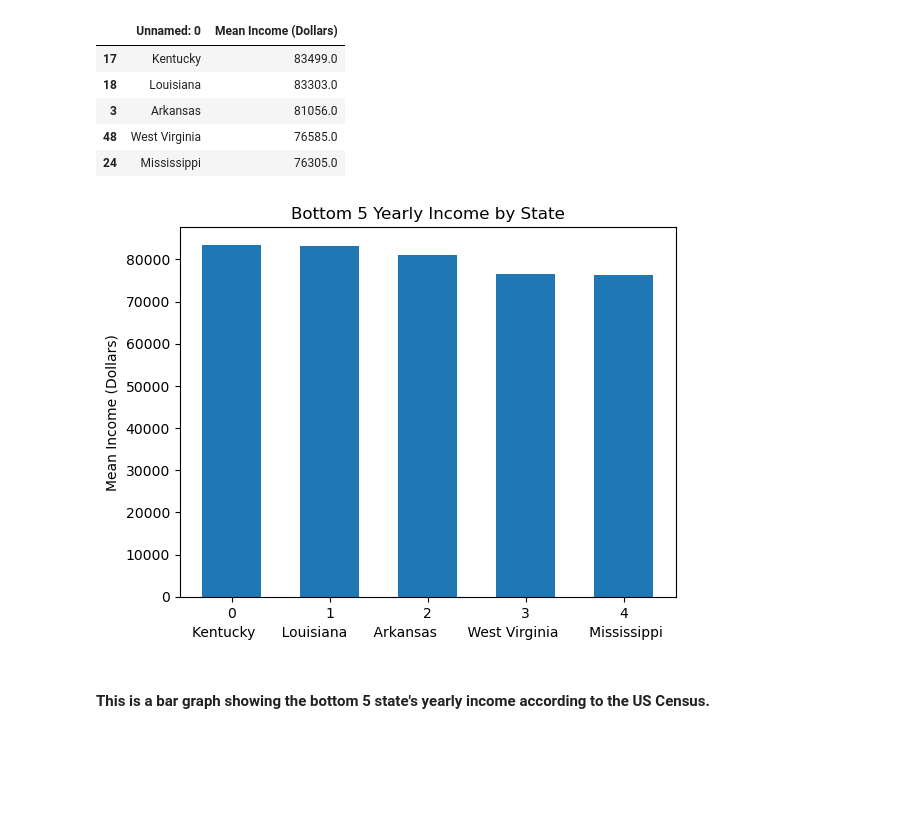
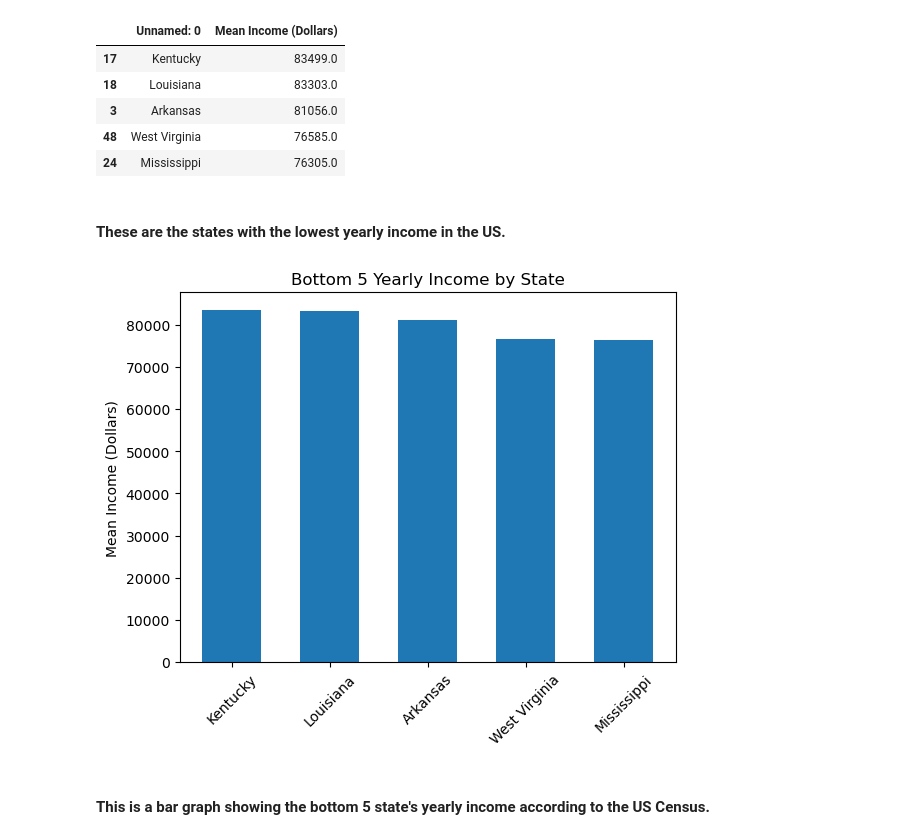
Before and after one commit to jarthu16/Data-in-EMAT, a Jupyter notebook: FINAL-PROJECT.ipynb, the cells around one changed output. Saved outputs shown, nothing was run; the diff lists cells and outputs as text; code cells hidden in the pictures; blank space fills up the shorter version.

```diff
--- a/FINAL-PROJECT.ipynb
+++ b/FINAL-PROJECT.ipynb
@@ -180,18 +187,20 @@ bottom_5_income
 | 3 | Arkansas | 81056.0 |
 | 48 | West Virginia | 76585.0 |
 | 24 | Mississippi | 76305.0 |
+# %% [markdown]
+#### These are the states with the lowest yearly income in the US.
 # %%
 fig2, ax1 = plt.subplots()
 
 x_positions = np.arange(len(bottom_5_income))
 
 ax1.bar(x_positions, bottom_5_income['Mean Income (Dollars)'], width=0.6)
-ax1.set_xlabel("Kentucky      Louisiana      Arkansas       West Virginia       Mississippi")
+ax1.set_xticks([0, 1, 2, 3, 4], ["Kentucky", "Louisiana", "Arkansas", "West Virginia", "Mississippi"], rotation = 45)
 ax1.set_ylabel("Mean Income (Dollars)")
 plt.title("Bottom 5 Yearly Income by State")
 plt.show()
 # %% [output]
-[figure, old version]
+[figure, new version]
 # %% [markdown]
 #### This is a bar graph showing the bottom 5 state's yearly income according to the US Census.
 # %%
```
Also changed, not shown: parts of 18 cells of this notebook.
